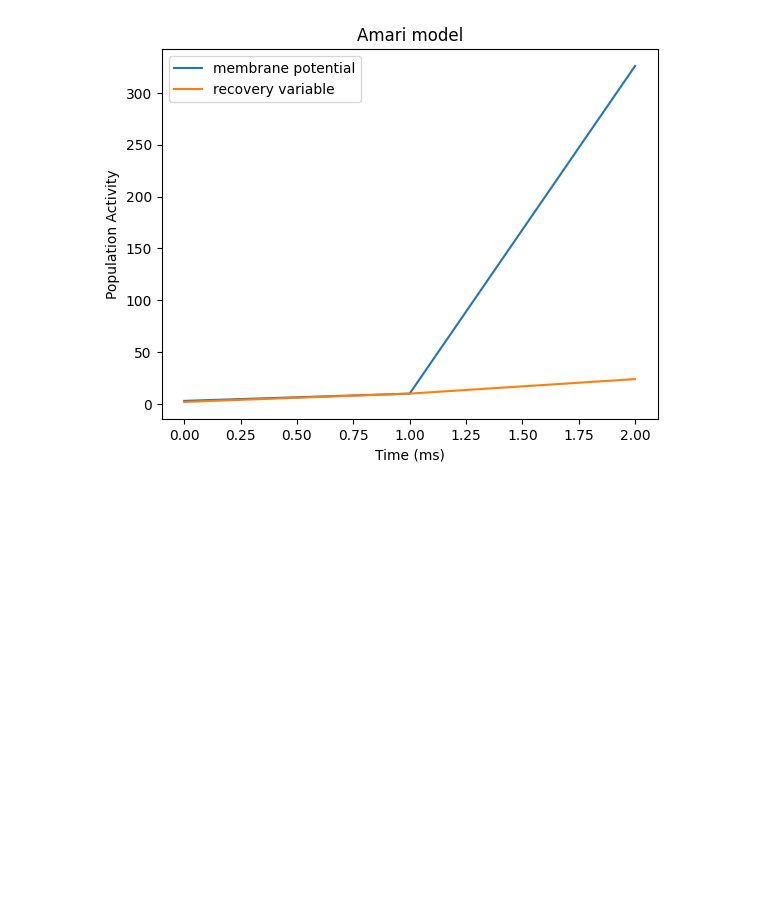
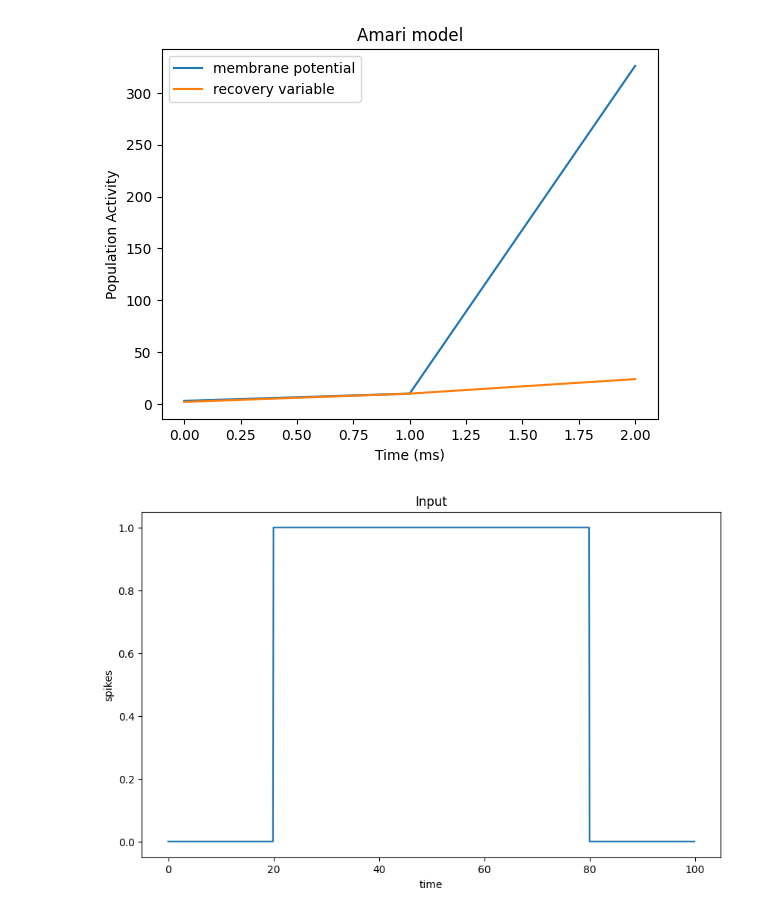
Before and after one commit to Da4kek/CNM, a Jupyter notebook: Example_usage.ipynb, the cells around one changed output. Cells and saved outputs as stored; diff of their text form; code cells hidden in the pictures; blank space fills up the shorter version.

Commit message:
Interpretive model done

```diff
--- a/Example_usage.ipynb
+++ b/Example_usage.ipynb
@@ -142,3 +142,13 @@ Text(0, 0.5, 'Population Activity')
 import matplotlib.pyplot as plt
 from src.models.Interpretive import IFM
 from src.utils.plot import plot_spike
+# %%
+import numpy as np
+In = np.zeros(1000)
+In[200:800] = 1.
+model = IFM.LIF()
+time,membrane_potential, spikes = model.simulate(In)
+# %%
+plot_spike(time,In,title="Input",xlabel="time",ylabel="spikes")
+# %% [output]
+[figure, added]
```
Also changed, not shown: parts of 5 cells of this notebook, 1 other file.
